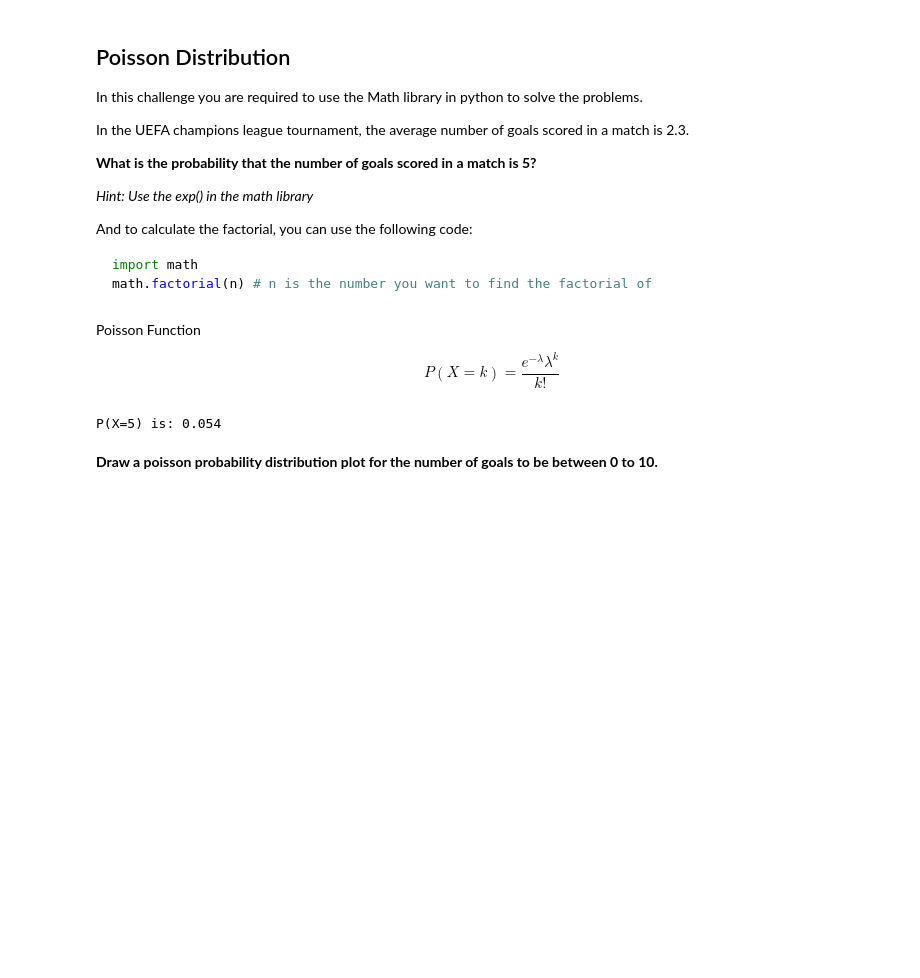
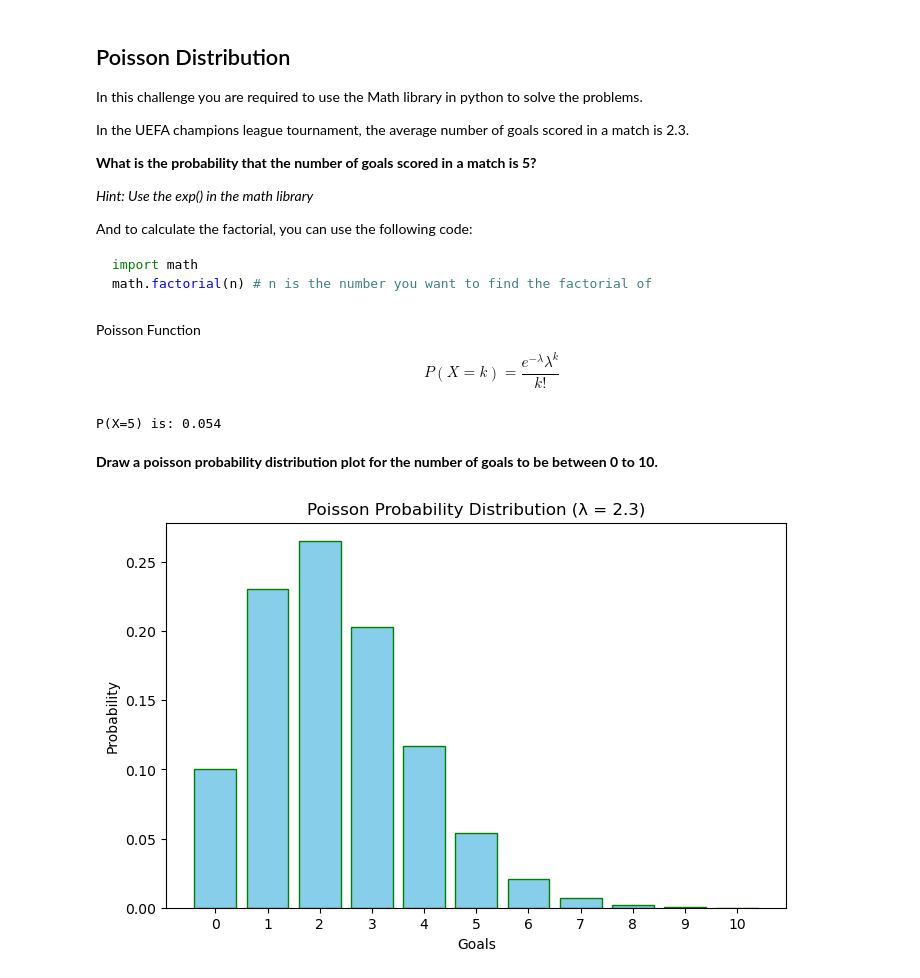
Before and after one commit to ironhack-labs/lab-discrete-probability-distributions-en, a Jupyter notebook: your-code/main.ipynb, the cells around one changed output. Saved outputs shown, nothing was run; the diff lists cells and outputs as text; code cells hidden in the pictures; blank space fills up the shorter version.

```diff
--- a/your-code/main.ipynb
+++ b/your-code/main.ipynb
@@ -167,6 +167,24 @@ print(f"P(X=5) is: {prob_5:.3f}")
 P(X=5) is: 0.054
 # %% [markdown]
 **Draw a poisson probability distribution plot for the number of goals to be between 0 to 10.**
+# %%
+from scipy.stats import poisson
+
+lam = 2.3
+x = np.arange(0, 11)
+
+# PMF
+pmf = poisson.pmf(x, lam)
+
+plt.figure(figsize=(8, 5))
+plt.bar(x, pmf, color="skyblue", edgecolor="green")
+plt.xlabel("Goals")
+plt.ylabel("Probability")
+plt.title("Poisson Probability Distribution (λ = 2.3)")
+plt.xticks(x)
+plt.show()
+# %% [output]
+[figure, added]
 # %%
 # your code here
 # Please label the axes and give a title to the plot
```
Also changed, not shown: parts of 2 cells of this notebook.
